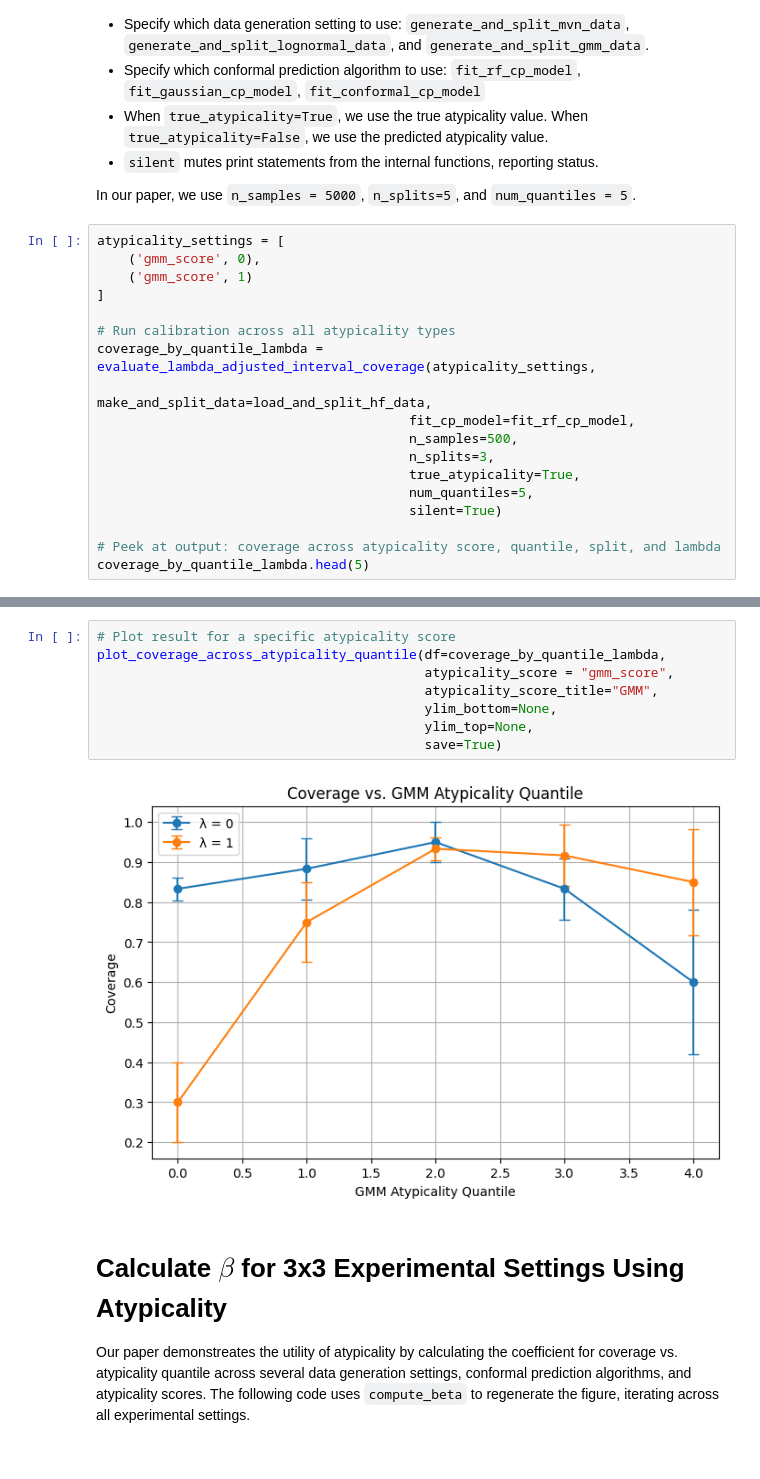
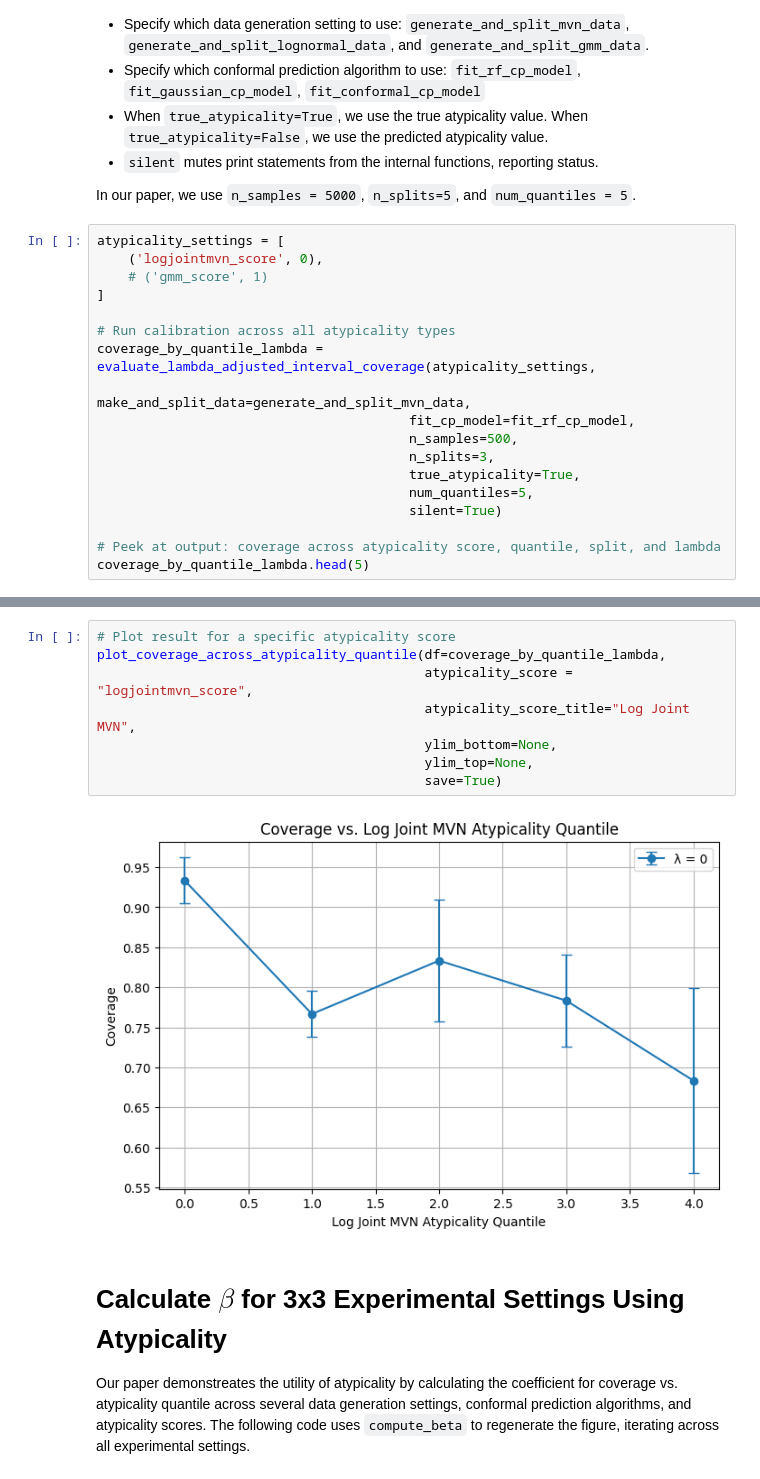
Before and after one commit to audtree/extending-atypicality, a Jupyter notebook: notebooks/proof-of-concept.ipynb, the cells around one changed output, grey strips where cells are left out. Saved outputs shown, nothing was run; the diff lists cells and outputs as text.

```diff
--- a/notebooks/proof-of-concept.ipynb
+++ b/notebooks/proof-of-concept.ipynb
@@ -27,13 +27,13 @@ Generate a plot of coverage across atypicality quantile. The `evaluate_lambda_ad
 In our paper, we use `n_samples = 5000`, `n_splits=5`, and `num_quantiles = 5`.
 # %%
 atypicality_settings = [
-    ('gmm_score', 0),
-    ('gmm_score', 1)
+    ('logjointmvn_score', 0),
+    # ('gmm_score', 1)
 ]
 
 # Run calibration across all atypicality types
 coverage_by_quantile_lambda = evaluate_lambda_adjusted_interval_coverage(atypicality_settings,
-                                        make_and_split_data=load_and_split_hf_data,
+                                        make_and_split_data=generate_and_split_mvn_data,
                                         fit_cp_model=fit_rf_cp_model,
                                         n_samples=500,
                                         n_splits=3,
@@ -48,13 +53,13 @@ NameError: name 'load_and_split_hf_data' is not defined
 # %%
 # Plot result for a specific atypicality score
 plot_coverage_across_atypicality_quantile(df=coverage_by_quantile_lambda,
-                                          atypicality_score = "gmm_score",
-                                          atypicality_score_title="GMM",
+                                          atypicality_score = "logjointmvn_score",
+                                          atypicality_score_title="Log Joint MVN",
                                           ylim_bottom=None,
                                           ylim_top=None,
                                           save=True)
 # %% [output]
-[figure, old version]
+[figure, new version]
 # %% [markdown]
 # Calculate $\beta$ for 3x3 Experimental Settings Using Atypicality
 Our paper demonstreates the utility of atypicality by calculating the coefficient for coverage vs. atypicality quantile across several data generation settings, conformal prediction algorithms, and atypicality scores. The following code uses `compute_beta` to regenerate the figure, iterating across all experimental settings.
```
Also changed, not shown: parts of 18 cells of this notebook, 3 other files.
